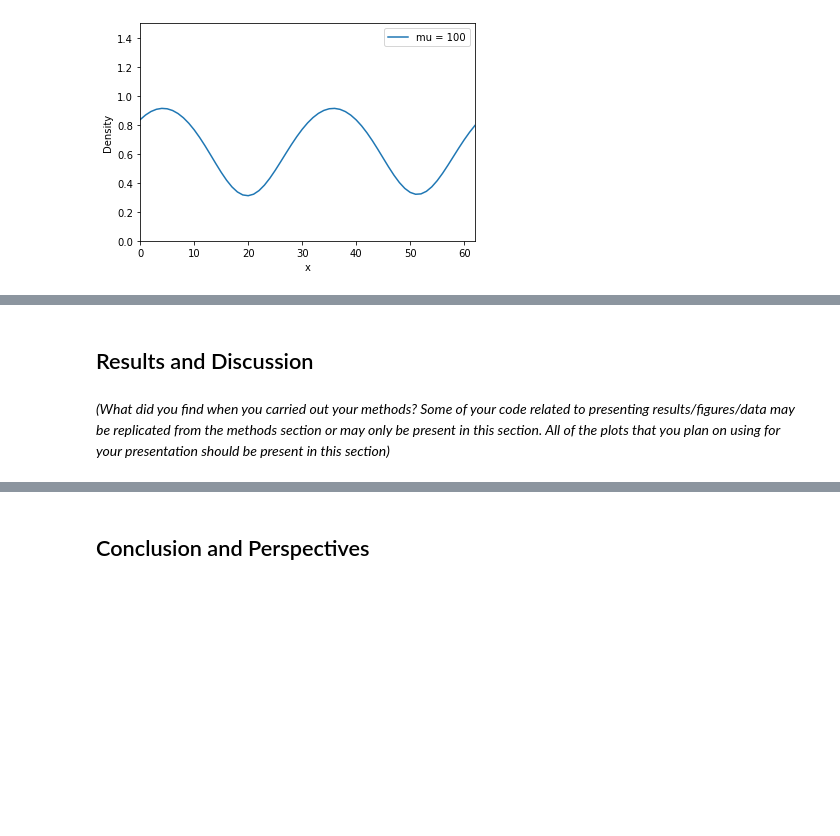
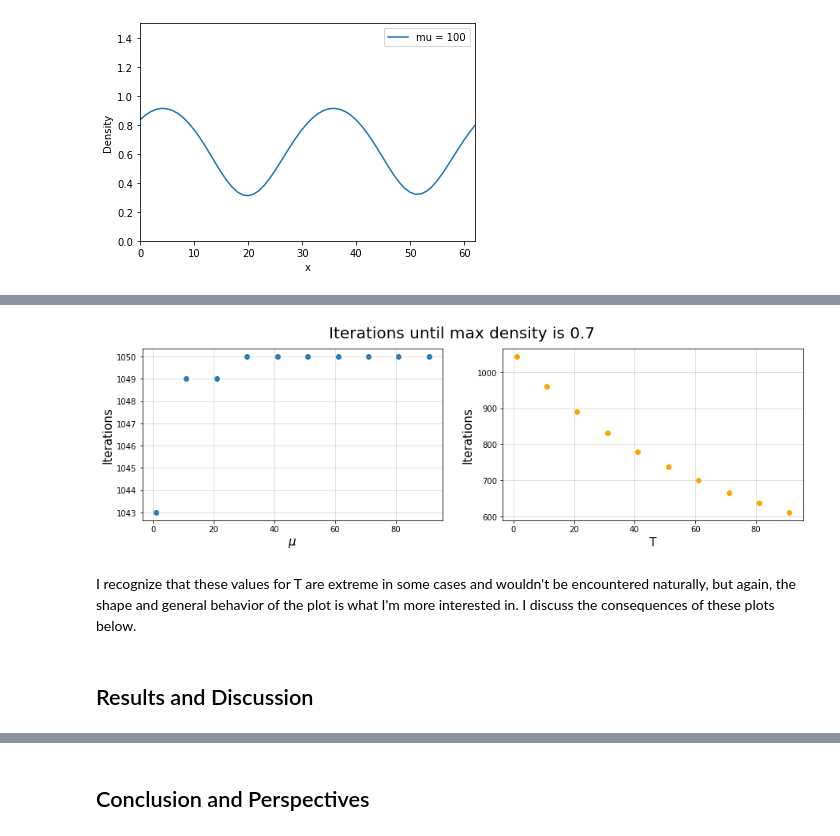
Before and after one commit to khojonat/PHY480_final_project, a Jupyter notebook: PHY480-905_SemesterProject.ipynb, the cells around one changed output, grey strips where cells are left out. Drawn from its saved outputs; the diff is of its cells as text; code cells hidden in the pictures; blank space fills up the shorter version.

```diff
--- a/PHY480-905_SemesterProject.ipynb
+++ b/PHY480-905_SemesterProject.ipynb
@@ -341,6 +436,23 @@ HTML(anim.to_html5_video())
+# %%
+plt.figure(figsize = (15,4))
+plt.suptitle('Iterations until max density is 0.7',size = 20)
+
+plt.subplot(121)
+plt.scatter(mus,itosmallmu)
+plt.xlabel('$\mu$',size = 15)
+plt.ylabel('Iterations',size = 15)
+plt.grid(alpha = 0.5)
+
+plt.subplot(122)
+plt.scatter(Ts,itosmallT,c = 'orange')
+plt.xlabel('T',size = 15)
+plt.ylabel('Iterations',size = 15)
+plt.grid(alpha = 0.5)
+
+#plt.savefig('Iterations_plot')
+# %% [output]
+[figure, added]
+# %% [markdown]
+I recognize that these values for T are extreme in some cases and wouldn't be encountered naturally, but again, the shape and general behavior of the plot is what I'm more interested in. I discuss the consequences of these plots below.
 # %% [markdown]
 ## Results and Discussion
-# %% [markdown]
-_(What did you find when you carried out your methods? Some of your code related to presenting results/figures/data may be replicated from the methods section or may only be present in
-this section.
-All of the plots that you plan on using for your presentation should be present in this section)_
```
Also changed, not shown: parts of 42 cells of this notebook, 8 other files.
